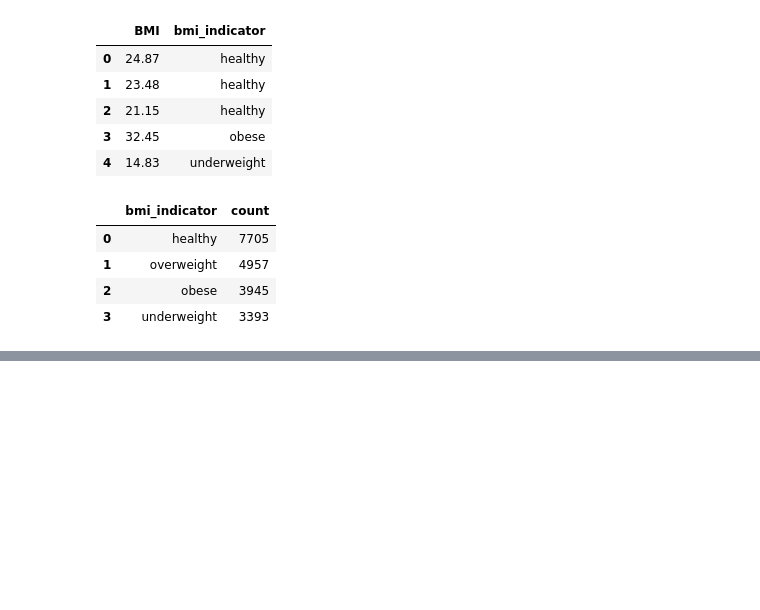
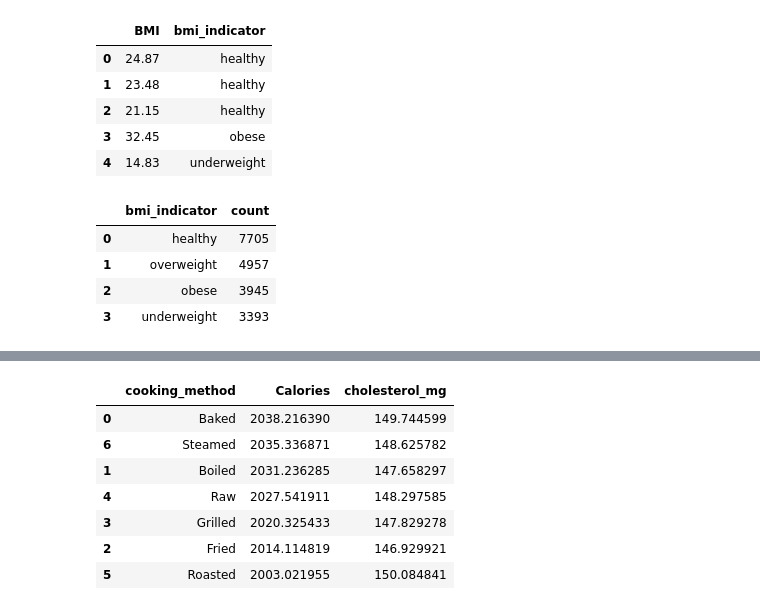
Before and after one commit to CEPHAL0/Python-Workshop, a Jupyter notebook: data_science/lifestyle_data_analysis.ipynb, the cells around one changed output, grey strips where cells are left out. Saved outputs shown, nothing was run; the diff lists cells and outputs as text; code cells hidden in the pictures; blank space fills up the shorter version.

```diff
--- a/data_science/lifestyle_data_analysis.ipynb
+++ b/data_science/lifestyle_data_analysis.ipynb
@@ -295,0 +451,13 @@ df['bmi_indicator'].value_counts().to_frame().reset_index()
+# %%
+cooking_calories = df.groupby('cooking_method')[['Calories', 'cholesterol_mg']].mean().reset_index()
+# %%
+cooking_calories.sort_values(by='Calories', ascending=False)
+# %% [output]
+|  | cooking_method | Calories | cholesterol_mg |
+| 0 | Baked | 2038.216390 | 149.744599 |
+| 6 | Steamed | 2035.336871 | 148.625782 |
+| 1 | Boiled | 2031.236285 | 147.658297 |
+| 4 | Raw | 2027.541911 | 148.297585 |
+| 3 | Grilled | 2020.325433 | 147.829278 |
+| 2 | Fried | 2014.114819 | 146.929921 |
+| 5 | Roasted | 2003.021955 | 150.084841 |
```
Also changed, not shown: parts of 20 cells of this notebook.
